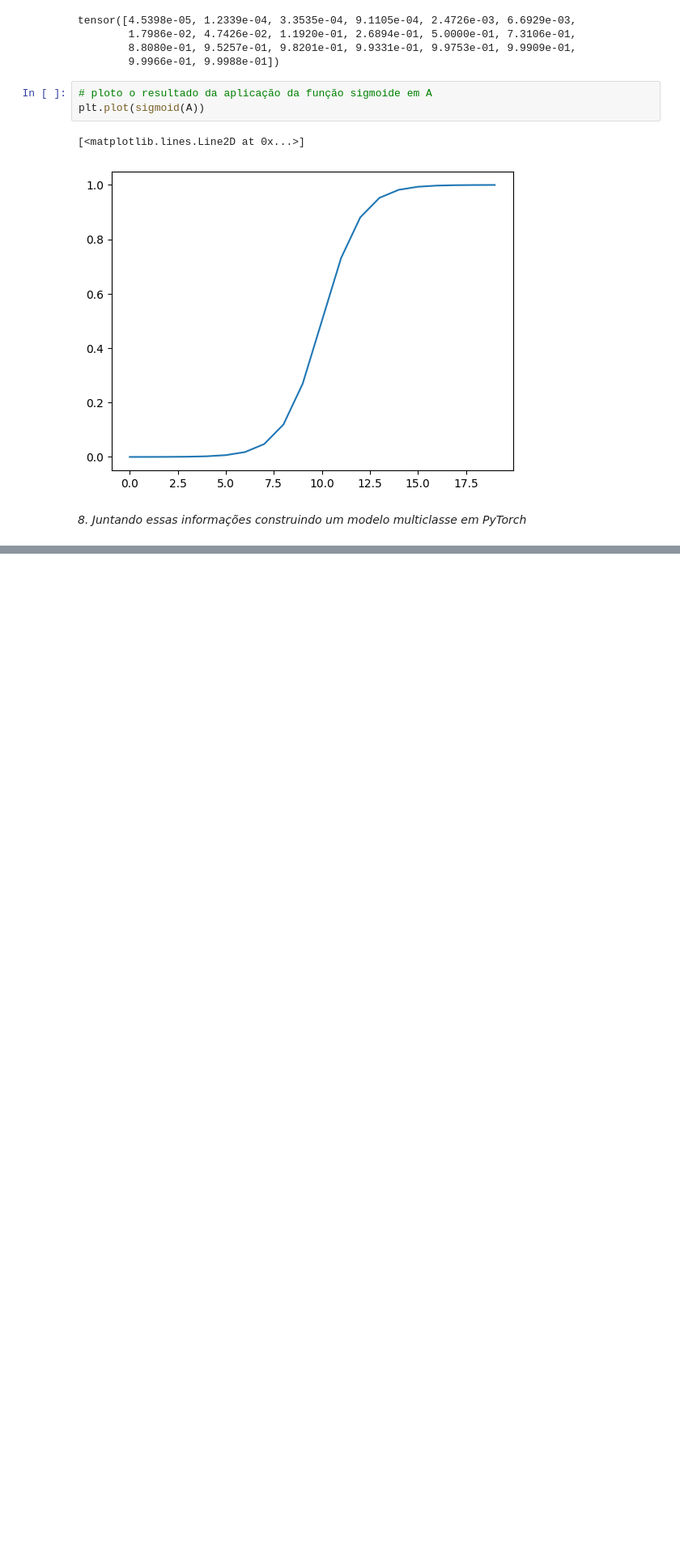
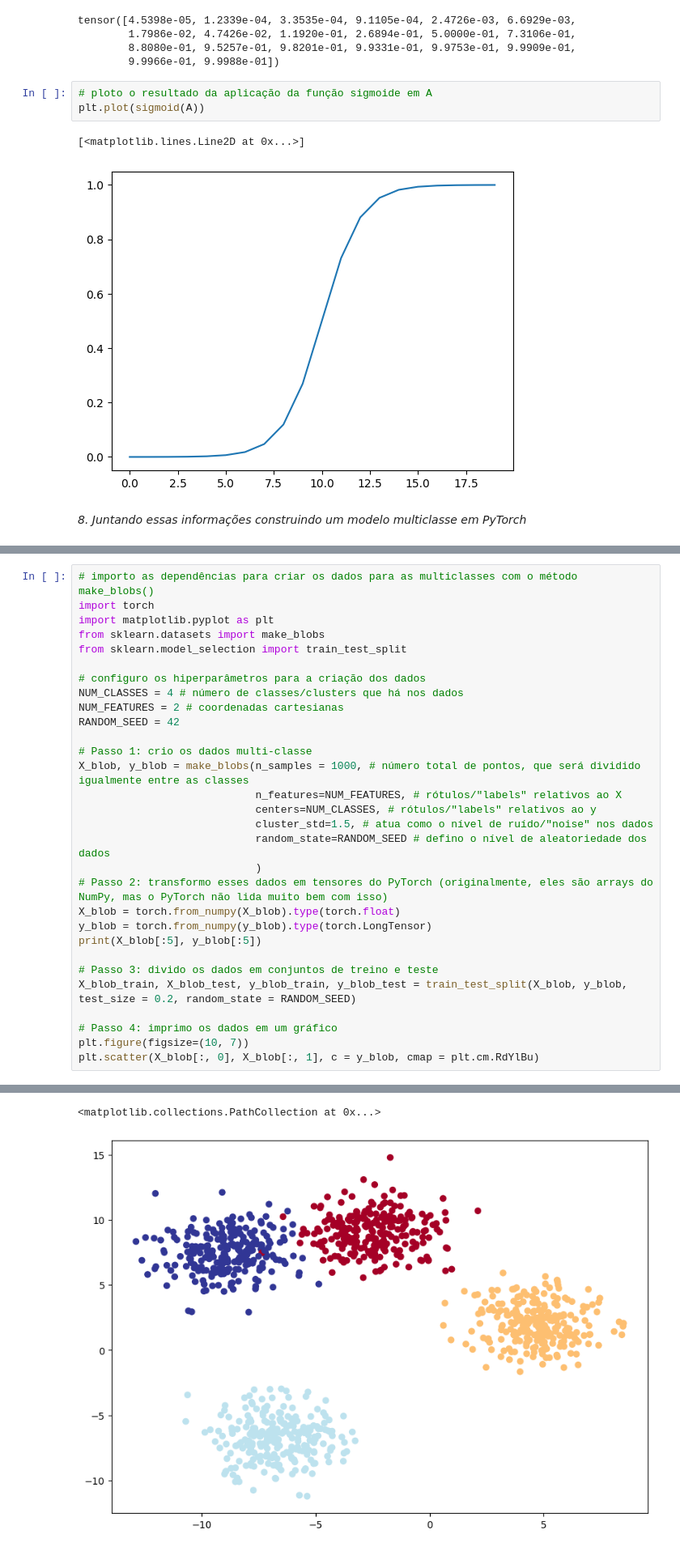
Before and after one commit to manuelamfo/exercicios_MachineLearning, a Jupyter notebook: exercicio2_PyTorch.ipynb, the cells around one changed output, grey strips where cells are left out. Shown at 81% size. Saved outputs shown, nothing was run; the diff lists cells and outputs as text; blank space fills up the shorter version.

```diff
--- a/exercicio2_PyTorch.ipynb
+++ b/exercicio2_PyTorch.ipynb
@@ -894,0 +887,31 @@ RANDOM_SEED = 42
+# %%
+# importo as dependências para criar os dados para as multiclasses com o método make_blobs()
+import torch
+import matplotlib.pyplot as plt
+from sklearn.datasets import make_blobs
+from sklearn.model_selection import train_test_split
+
+# configuro os hiperparâmetros para a criação dos dados
+NUM_CLASSES = 4 # número de classes/clusters que há nos dados
+NUM_FEATURES = 2 # coordenadas cartesianas
+RANDOM_SEED = 42
+
+# Passo 1: crio os dados multi-classe
+X_blob, y_blob = make_blobs(n_samples = 1000, # número total de pontos, que será dividido igualmente entre as classes
+                            n_features=NUM_FEATURES, # rótulos/"labels" relativos ao X
+                            centers=NUM_CLASSES, # rótulos/"labels" relativos ao y
+                            cluster_std=1.5, # atua como o nível de ruído/"noise" nos dados
+                            random_state=RANDOM_SEED # defino o nível de aleatoriedade dos dados
+                            )
+# Passo 2: transformo esses dados em tensores do PyTorch (originalmente, eles são arrays do NumPy, mas o PyTorch não lida muito bem com isso)
+X_blob = torch.from_numpy(X_blob).type(torch.float)
+y_blob = torch.from_numpy(y_blob).type(torch.LongTensor)
+print(X_blob[:5], y_blob[:5])
+
+# Passo 3: divido os dados em conjuntos de treino e teste
+X_blob_train, X_blob_test, y_blob_train, y_blob_test = train_test_split(X_blob, y_blob, test_size = 0.2, random_state = RANDOM_SEED)
+
+# Passo 4: imprimo os dados em um gráfico
+plt.figure(figsize=(10, 7))
+plt.scatter(X_blob[:, 0], X_blob[:, 1], c = y_blob, cmap = plt.cm.RdYlBu)
+# %% [output]
@@ -894,0 +923,2 @@ RANDOM_SEED = 42
+<matplotlib.collections.PathCollection at 0x...>
+[figure, added]
```
Also changed, not shown: parts of 10 cells of this notebook, 1 other file.
